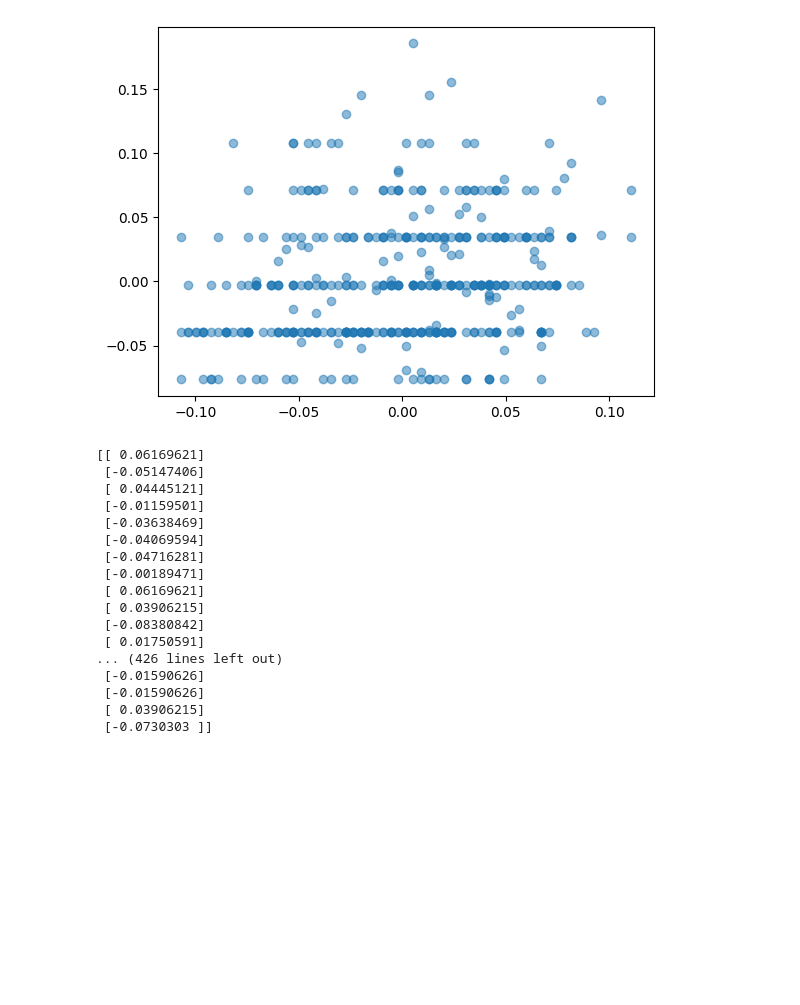
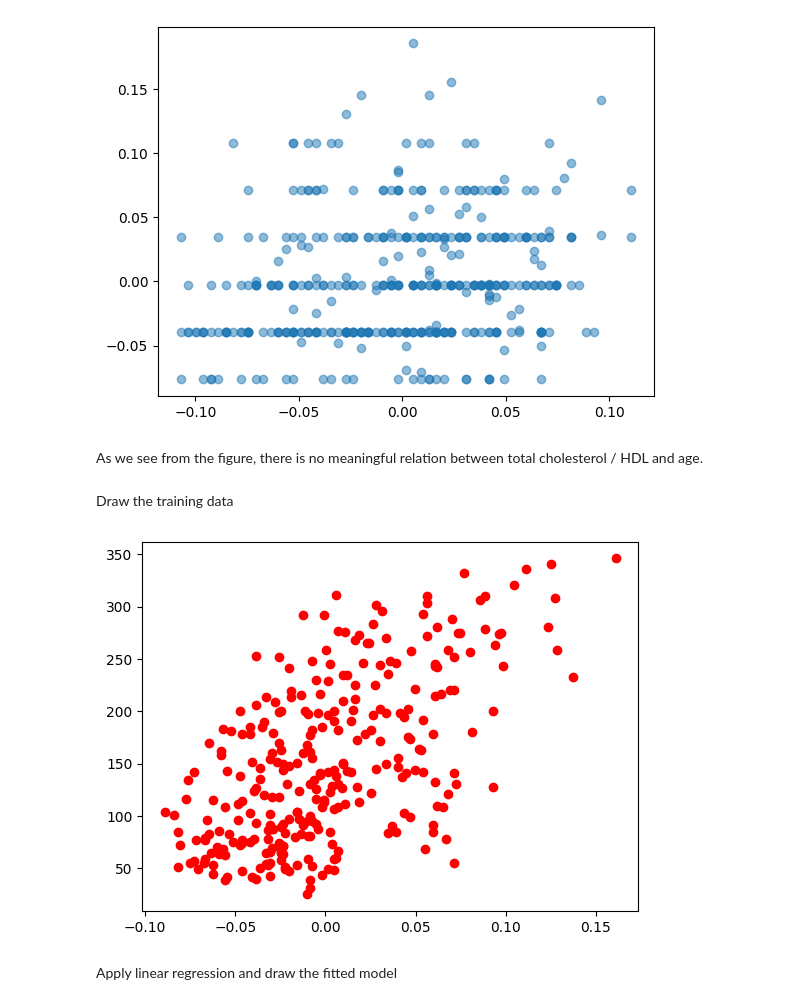
Before and after one commit to zeelshah007/CSCN8010-lab-submissions, a Jupyter notebook: students_submissions/8815048/lab3.ipynb, the cells around one changed output. Drawn from its saved outputs; the diff is of its cells as text; code cells hidden in the pictures; blank space fills up the shorter version.

Commit message:
lab3 linear regression

```diff
--- a/students_submissions/8815048/lab3.ipynb
+++ b/students_submissions/8815048/lab3.ipynb
@@ -57,26 +36,8 @@ plt.scatter(x_age, x_ch, alpha=0.5)
 plt.show()
 # %% [output]
 [figure]
+# %% [markdown]
+As we see from the figure, there is no meaningful relation between total cholesterol / HDL and age.
 # %%
-
 #get bmi index feature vector
 diabetes_Xbmi = diabetes_X[:, np.newaxis, 2]
-print(diabetes_Xbmi)
-# %% [output]
-[[ 0.06169621]
- [-0.05147406]
- [ 0.04445121]
- [-0.01159501]
- [-0.03638469]
- [-0.04069594]
- [-0.04716281]
- [-0.00189471]
- [ 0.06169621]
- [ 0.03906215]
- [-0.08380842]
- [ 0.01750591]
-... (426 lines left out)
- [-0.01590626]
- [-0.01590626]
- [ 0.03906215]
- [-0.0730303 ]]
@@ -83 +47,10 @@ print(diabetes_Xbmi)
+# %% [markdown]
+Draw the training data
+# %%
+plt.scatter(X_train, y_train, color="red")
+plt.show()
+# %% [output]
+[figure, added]
+# %% [markdown]
+Apply linear regression and draw the fitted model
 # %%
```
Also changed, not shown: parts of 11 cells of this notebook, 1 other file.
